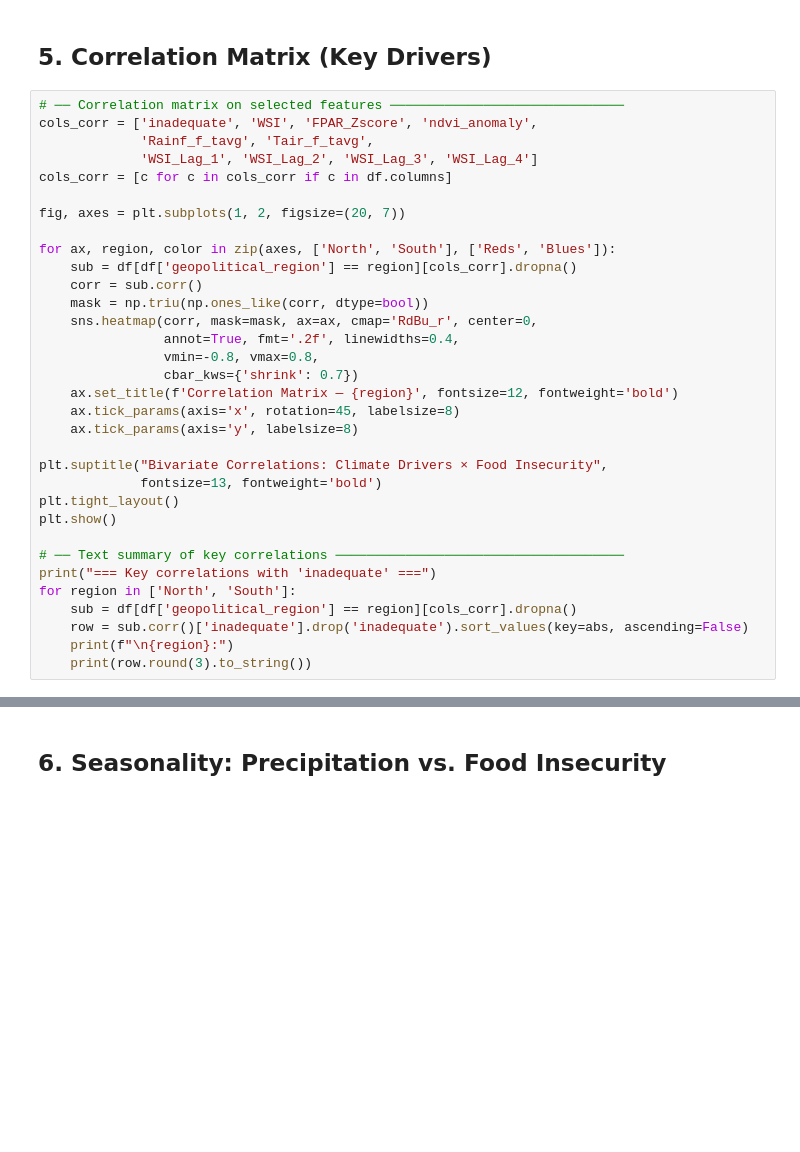
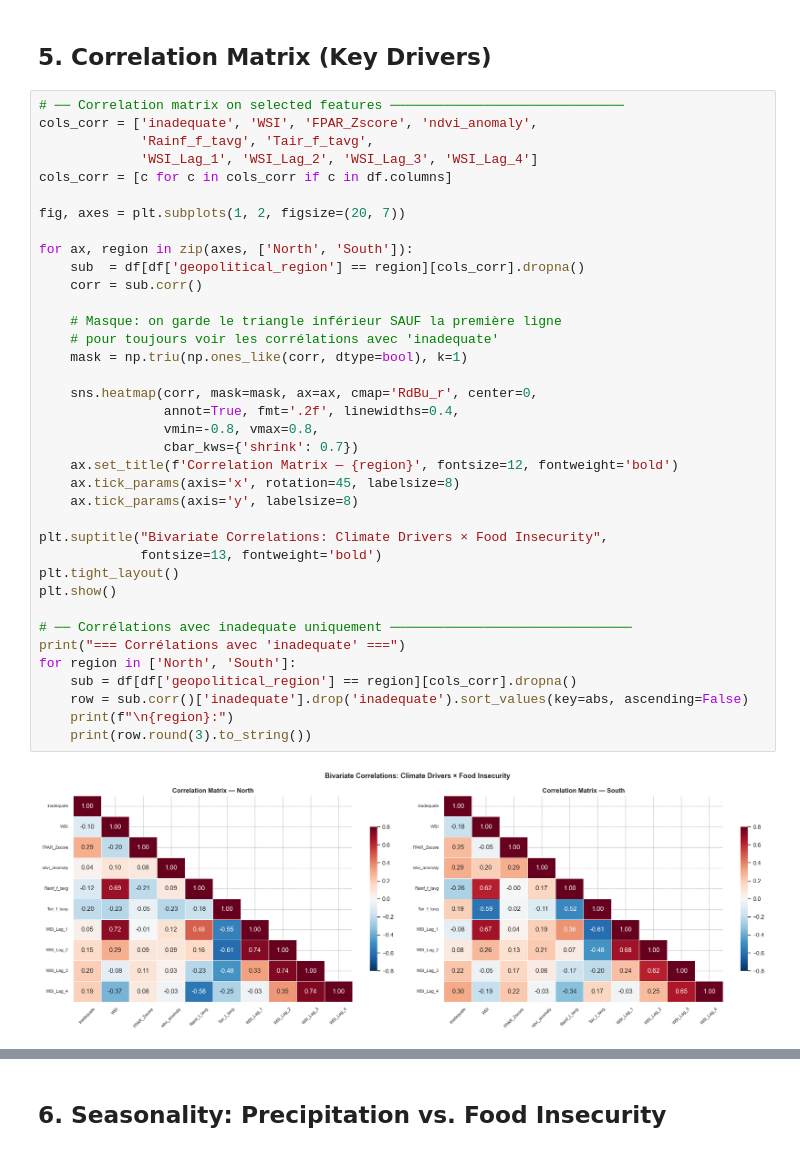
Before and after one commit to tnourlyn/Projet-de-Statapp---WFP-, a Jupyter notebook: notebooks/03_exp_analysis.ipynb, the cells around one changed output, grey strips where cells are left out. Cells and saved outputs as stored; diff of their text form; blank space fills up the shorter version.

```diff
--- a/notebooks/03_exp_analysis.ipynb
+++ b/notebooks/03_exp_analysis.ipynb
@@ -200,33 +202,39 @@ plt.show()
 # %%
 # ── Correlation matrix on selected features ──────────────────────────────
 cols_corr = ['inadequate', 'WSI', 'FPAR_Zscore', 'ndvi_anomaly',
              'Rainf_f_tavg', 'Tair_f_tavg',
              'WSI_Lag_1', 'WSI_Lag_2', 'WSI_Lag_3', 'WSI_Lag_4']
 cols_corr = [c for c in cols_corr if c in df.columns]
 
 fig, axes = plt.subplots(1, 2, figsize=(20, 7))
 
-for ax, region, color in zip(axes, ['North', 'South'], ['Reds', 'Blues']):
-    sub = df[df['geopolitical_region'] == region][cols_corr].dropna()
+for ax, region in zip(axes, ['North', 'South']):
+    sub  = df[df['geopolitical_region'] == region][cols_corr].dropna()
     corr = sub.corr()
-    mask = np.triu(np.ones_like(corr, dtype=bool))
+
+    # Masque: on garde le triangle inférieur SAUF la première ligne
+    # pour toujours voir les corrélations avec 'inadequate'
+    mask = np.triu(np.ones_like(corr, dtype=bool), k=1)
+
     sns.heatmap(corr, mask=mask, ax=ax, cmap='RdBu_r', center=0,
                 annot=True, fmt='.2f', linewidths=0.4,
                 vmin=-0.8, vmax=0.8,
                 cbar_kws={'shrink': 0.7})
     ax.set_title(f'Correlation Matrix — {region}', fontsize=12, fontweight='bold')
     ax.tick_params(axis='x', rotation=45, labelsize=8)
     ax.tick_params(axis='y', labelsize=8)
 
 plt.suptitle("Bivariate Correlations: Climate Drivers × Food Insecurity",
              fontsize=13, fontweight='bold')
 plt.tight_layout()
 plt.show()
 
-# ── Text summary of key correlations ─────────────────────────────────────
-print("=== Key correlations with 'inadequate' ===")
+# ── Corrélations avec inadequate uniquement ───────────────────────────────
+print("=== Corrélations avec 'inadequate' ===")
 for region in ['North', 'South']:
     sub = df[df['geopolitical_region'] == region][cols_corr].dropna()
     row = sub.corr()['inadequate'].drop('inadequate').sort_values(key=abs, ascending=False)
     print(f"\n{region}:")
     print(row.round(3).to_string())
+# %% [output]
+[figure, added]
```
Also changed, not shown: parts of 15 cells of this notebook.
